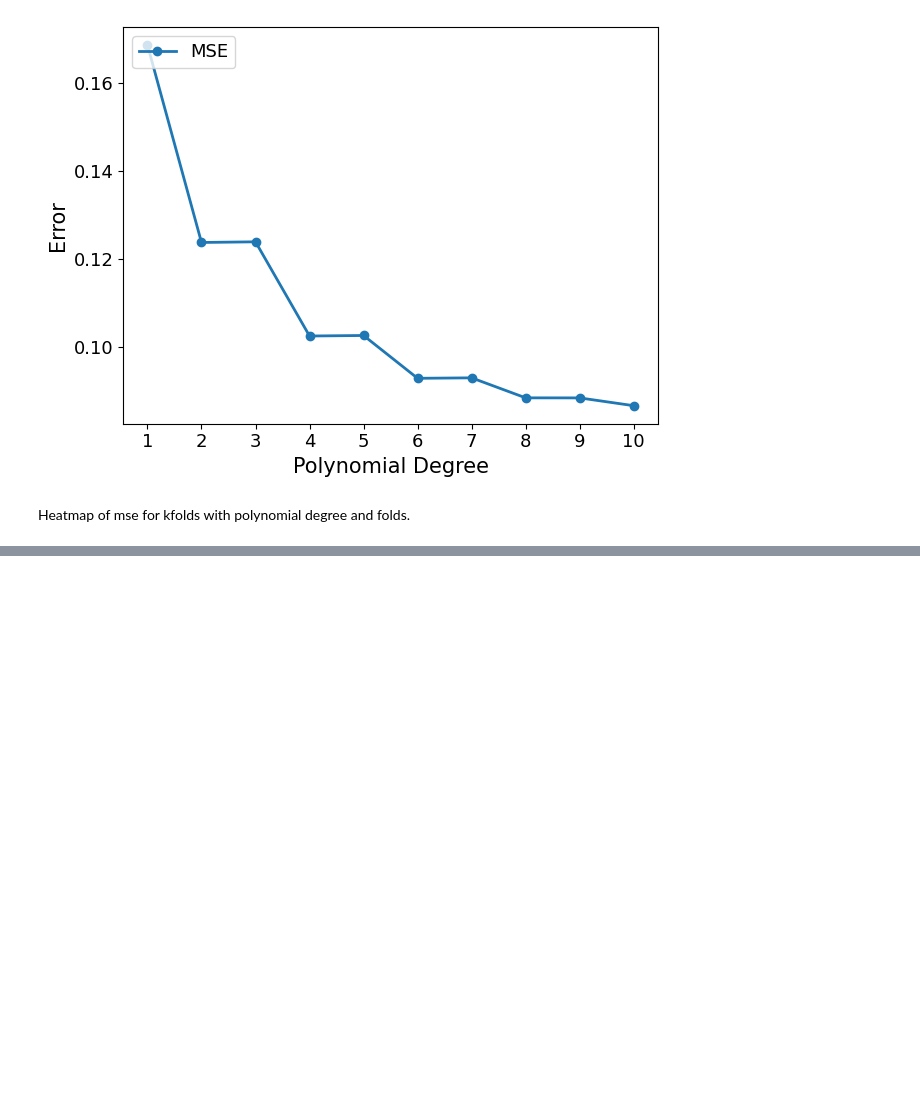
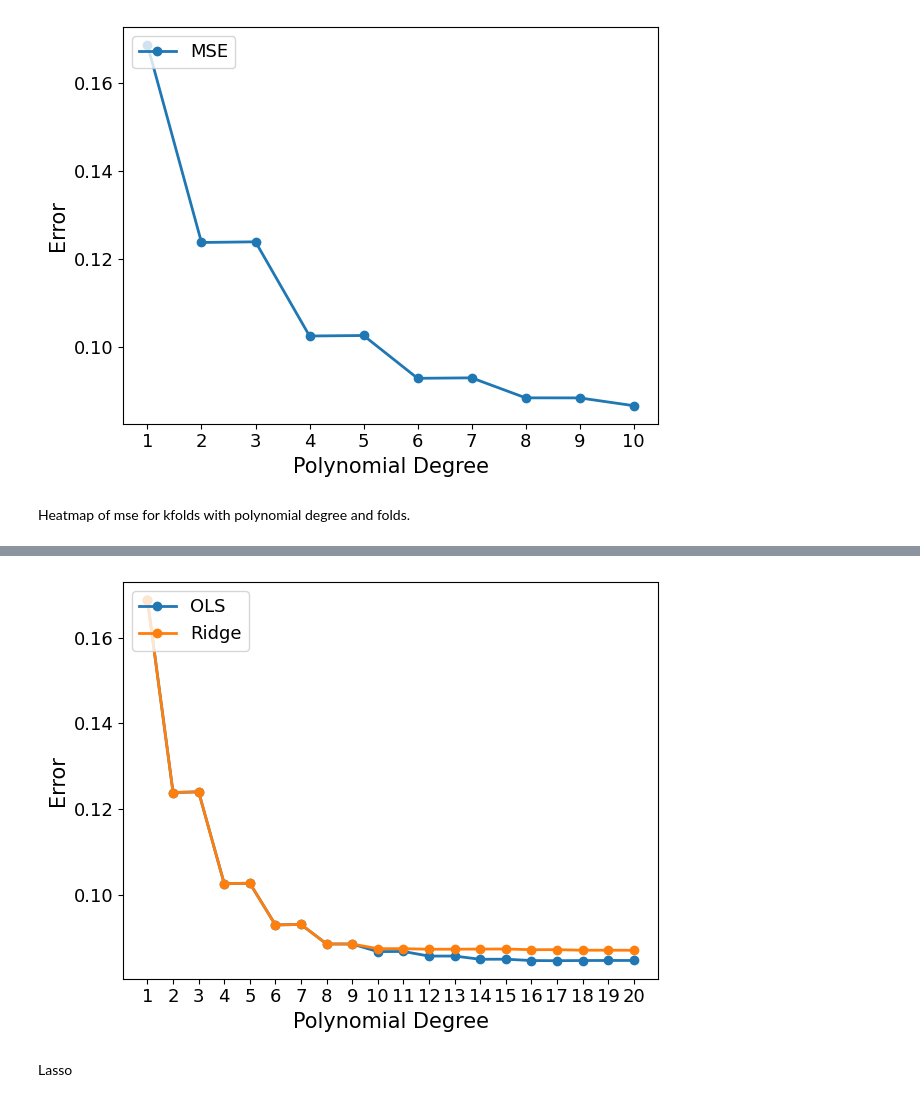
Before and after one commit to m-nader/FYS-STK4155-group14, a Jupyter notebook: project_1/Code/kfold.ipynb, the cells around one changed output, grey strips where cells are left out. Cells and saved outputs as stored; diff of their text form; code cells hidden in the pictures; blank space fills up the shorter version.

```diff
--- a/project_1/Code/kfold.ipynb
+++ b/project_1/Code/kfold.ipynb
@@ -211,13 +199,17 @@ IndexError: index 5 is out of bounds for axis 0 with size 5
 # %%
 # plotting
-plt.plot(degrees,estimated_mse_kfold, label='MSE', marker='o', linewidth=2)
-plt.plot(degrees,estimated_mse_kfold_ridge, label='MSE', marker='o', linewidth=2)
+plt.plot(degrees,estimated_mse_kfold, label='OLS', marker='o', linewidth=2)
+plt.plot(degrees,estimated_mse_kfold_ridge, label='Ridge', marker='o', linewidth=2)
 
 plt.xlabel('Polynomial Degree', fontsize=15)
 plt.ylabel('Error', fontsize=15)
 plt.xticks(degrees)
 plt.tick_params(axis='both', labelsize=13)
 plt.legend(fontsize=13, loc='upper left')
 plt.tight_layout(h_pad=3.0)  # Increase vertical space between plots
-plt.savefig("../Figures/kfold_k5_pmax10.png", dpi=300, bbox_inches='tight')
+plt.savefig("../Figures/kfold_k5_ridge.png", dpi=300, bbox_inches='tight')
 plt.show()
+# %% [output]
+[figure, added]
+# %% [markdown]
+Lasso
```
Also changed, not shown: parts of 7 cells of this notebook, 4 other files.
